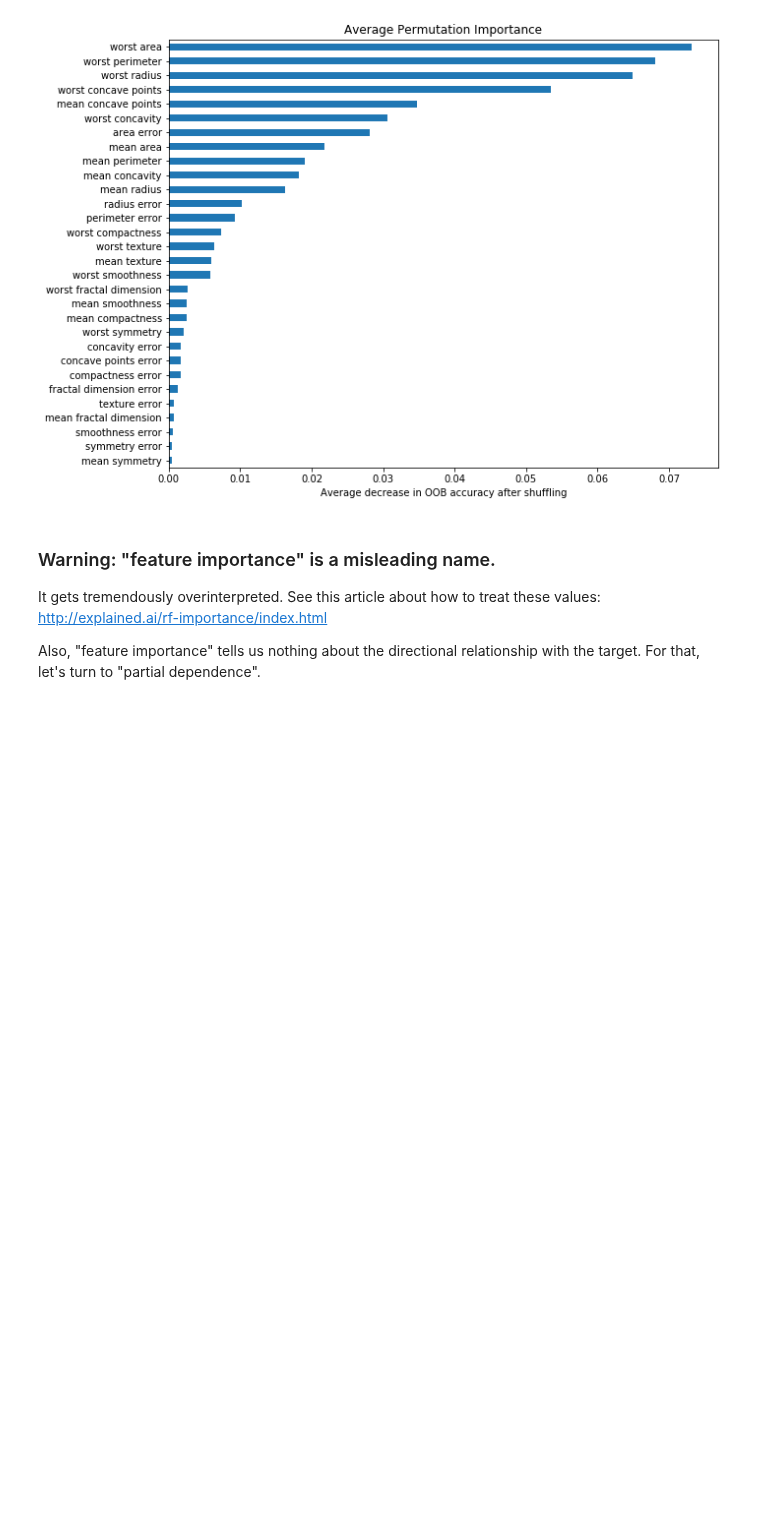
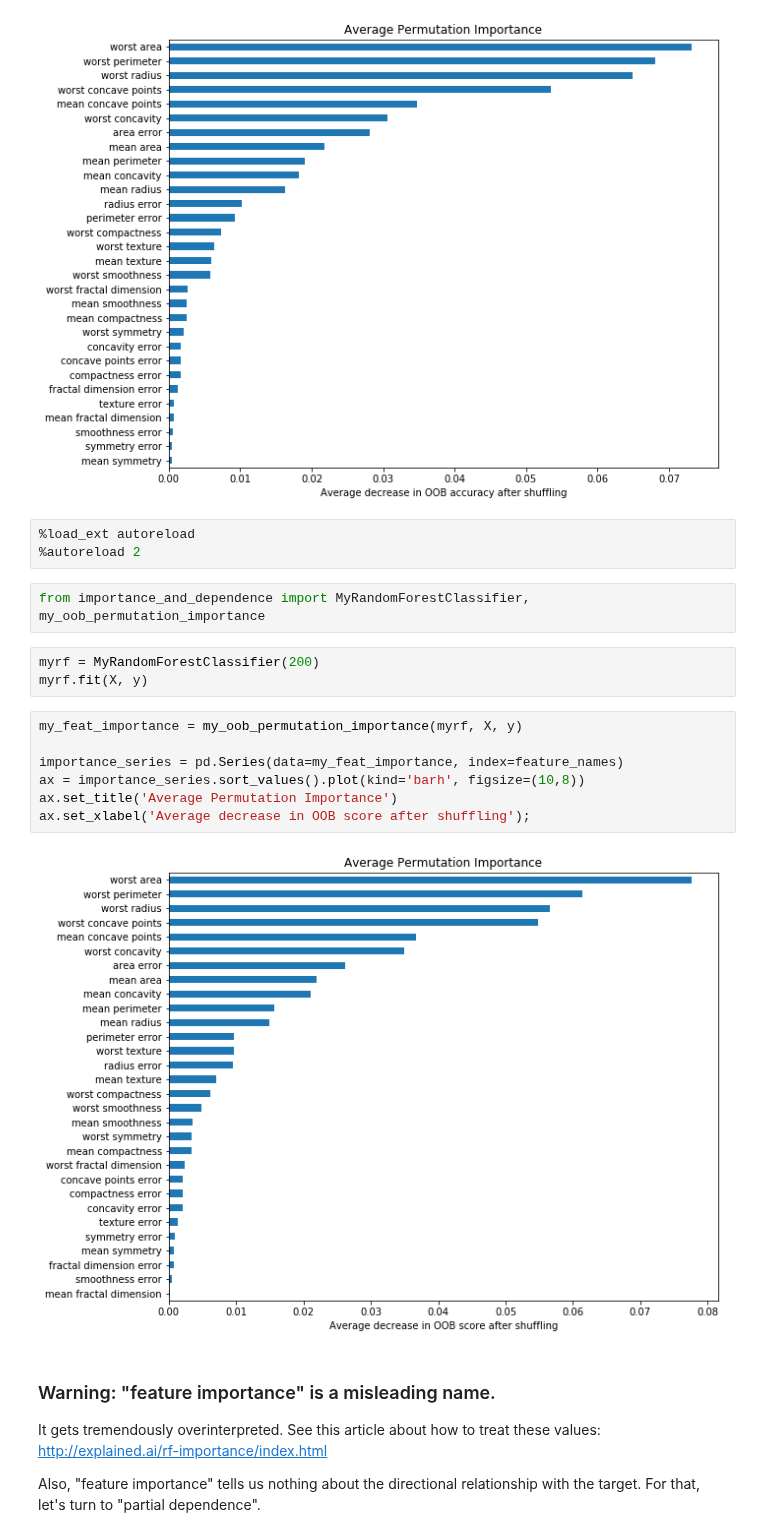
Before and after one commit to wmarshall484/DSI_LECTURES_2, a Jupyter notebook: random-forest/moses_marsh/random_forests.ipynb, the cells around one changed output. Drawn from its saved outputs; the diff is of its cells as text; blank space fills up the shorter version.

Commit message:
add moses feature importance code

```diff
--- a/random-forest/moses_marsh/random_forests.ipynb
+++ b/random-forest/moses_marsh/random_forests.ipynb
@@ -753,6 +754,23 @@ ax.set_title('Average Permutation Importance')
 ax.set_xlabel('Average decrease in OOB accuracy after shuffling');
 # %% [output]
 [figure]
+# %%
+%load_ext autoreload
+%autoreload 2
+# %%
+from importance_and_dependence import MyRandomForestClassifier, my_oob_permutation_importance
+# %%
+myrf = MyRandomForestClassifier(200)
+myrf.fit(X, y)
+# %%
+my_feat_importance = my_oob_permutation_importance(myrf, X, y)
+
+importance_series = pd.Series(data=my_feat_importance, index=feature_names)
+ax = importance_series.sort_values().plot(kind='barh', figsize=(10,8))
+ax.set_title('Average Permutation Importance')
+ax.set_xlabel('Average decrease in OOB score after shuffling');
+# %% [output]
+[figure, added]
 # %% [markdown]
 ### Warning: "feature importance" is a misleading name.
 It gets tremendously overinterpreted. See this article about how to treat these values:
```
Also changed, not shown: parts of 1 cell of this notebook, 1 other file.
